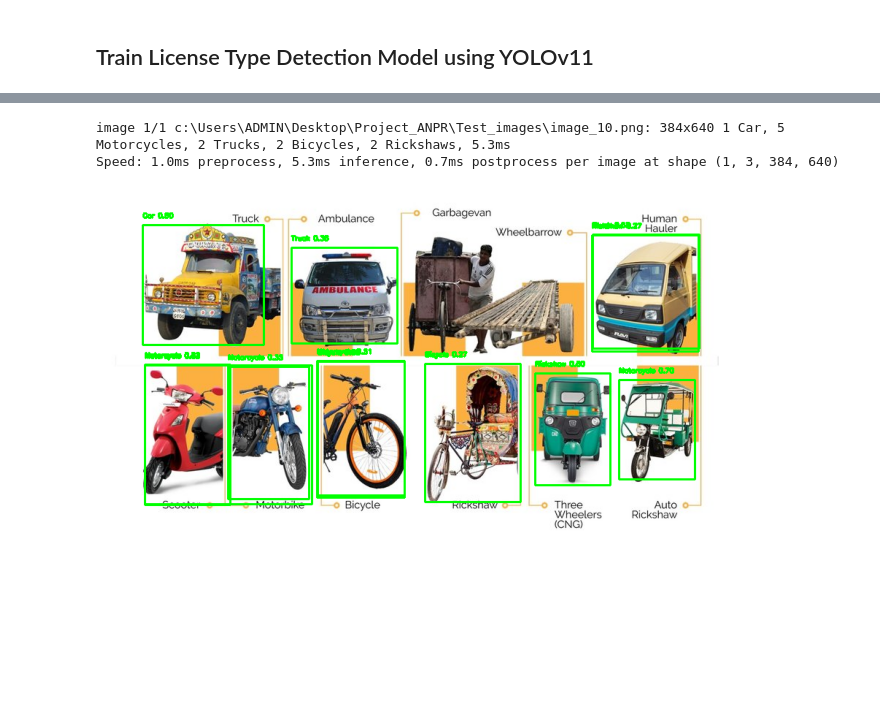
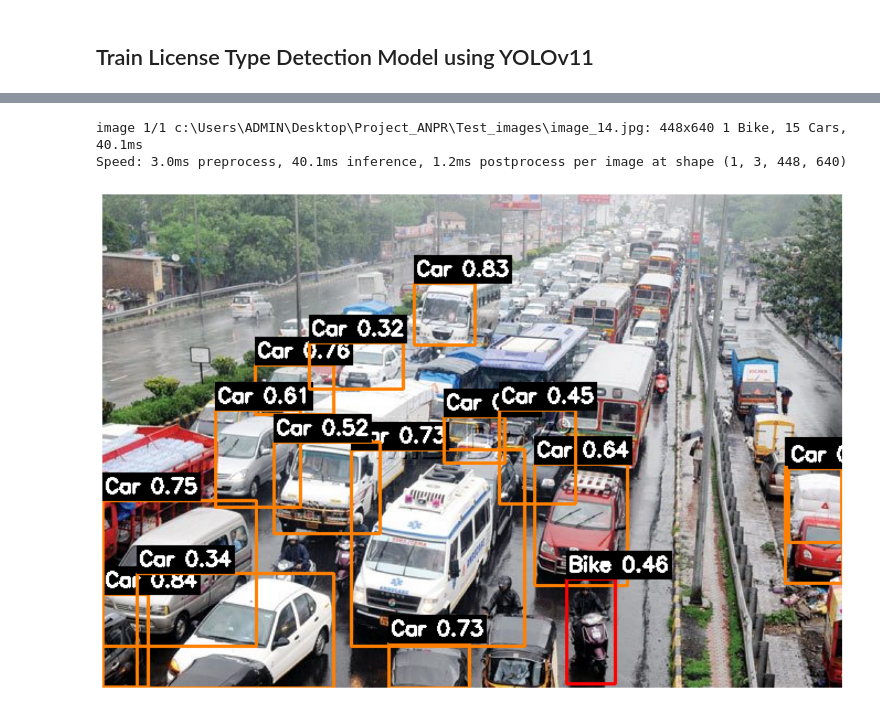
Before and after one commit to AtlantaANPR/project_ANPR, a Jupyter notebook: Train_Vehicle_Type_Detection_Model.ipynb, the cells around one changed output, grey strips where cells are left out. Saved outputs shown, nothing was run; the diff lists cells and outputs as text; code cells hidden in the pictures; blank space fills up the shorter version.

```diff
--- a/Train_Vehicle_Type_Detection_Model.ipynb
+++ b/Train_Vehicle_Type_Detection_Model.ipynb
@@ -62,36 +70,50 @@ Starting training for 100 epochs...
 # %%
 import torch
 import cv2
 import numpy as np
 import matplotlib.pyplot as plt
 from ultralytics import YOLO
 
-model = YOLO("C:\\Users\\ADMIN\\Desktop\\Project_ANPR\\runs\\detect\\train2\\weights\\best.pt")
+# Load model
+model = YOLO("C:\\Users\\ADMIN\\Desktop\\Project_ANPR\\runs\\detect\\train3\\weights\\best.pt")
 
-image_path = "Test_images/image_10.png"  # Replace with your test image path
-results = model(image_path)  # Lower from default (0.5)
+# Load image
+image_path = "Test_images\image_14.jpg"
+results = model(image_path)
 
-# Load image using OpenCV
+# Load and convert image
 image = cv2.imread(image_path)
-image = cv2.cvtColor(image, cv2.COLOR_BGR2RGB)  # Convert BGR to RGB for correct visualization
+image = cv2.cvtColor(image, cv2.COLOR_BGR2RGB)
 
-# Loop through detection results
+# Optional: define colors for different classes (only one here, but scalable)
+COLORS = [(0, 255, 0), (255, 0, 0), (0, 128, 255), (255, 128, 0)]
+
 for result in results:
     for box in result.boxes:
-        x1, y1, x2, y2 = map(int, box.xyxy[0])  # Bounding box coordinates
-        conf = float(box.conf[0])  # Confidence score
-        cls = int(box.cls[0])  # Class index
-        label = f"{model.names[cls]} {conf:.2f}"  # Label with class name & confidence
+        x1, y1, x2, y2 = map(int, box.xyxy[0])
+        conf = float(box.conf[0])
+        cls = int(box.cls[0])
+        label = f"{model.names[cls]} {conf:.2f}"
 
-        # Draw bounding box & label on image
-        cv2.rectangle(image, (x1, y1), (x2, y2), (0, 255, 0), 2)
-        cv2.putText(image, label, (x1, y1 - 10), cv2.FONT_HERSHEY_SIMPLEX, 0.3, (0, 255, 0), 2)
-# Display the result
-plt.figure(figsize=(8, 6))
+        # Draw bounding box
+        color = COLORS[cls % len(COLORS)]
+        cv2.rectangle(image, (x1, y1), (x2, y2), color, 2)
+
+        # Create a filled rectangle for the label background
+        (w, h), _ = cv2.getTextSize(label, cv2.FONT_HERSHEY_SIMPLEX, 0.6, 1)
+        label_bg_color = (0, 0, 0)
+        cv2.rectangle(image, (x1, y1 - 25), (x1 + w + 4, y1), label_bg_color, -1)
+
+        # Put label text above the box
+        cv2.putText(image, label, (x1 + 2, y1 - 7), cv2.FONT_HERSHEY_SIMPLEX, 0.6, (255, 255, 255), 2)
+
+# Show the result
+plt.figure(figsize=(12, 8))
 plt.imshow(image)
 plt.axis("off")
+plt.tight_layout()
 plt.show()
 # %% [output]
-image 1/1 c:\Users\ADMIN\Desktop\Project_ANPR\Test_images\image_10.png: 384x640 1 Car, 5 Motorcycles, 2 Trucks, 2 Bicycles, 2 Rickshaws, 5.3ms
-Speed: 1.0ms preprocess, 5.3ms inference, 0.7ms postprocess per image at shape (1, 3, 384, 640)
+image 1/1 c:\Users\ADMIN\Desktop\Project_ANPR\Test_images\image_14.jpg: 448x640 1 Bike, 15 Cars, 40.1ms
+Speed: 3.0ms preprocess, 40.1ms inference, 1.2ms postprocess per image at shape (1, 3, 448, 640)
-[figure, old version]
+[figure, new version]
```
Also changed, not shown: parts of 2 cells of this notebook, 50 other files.
